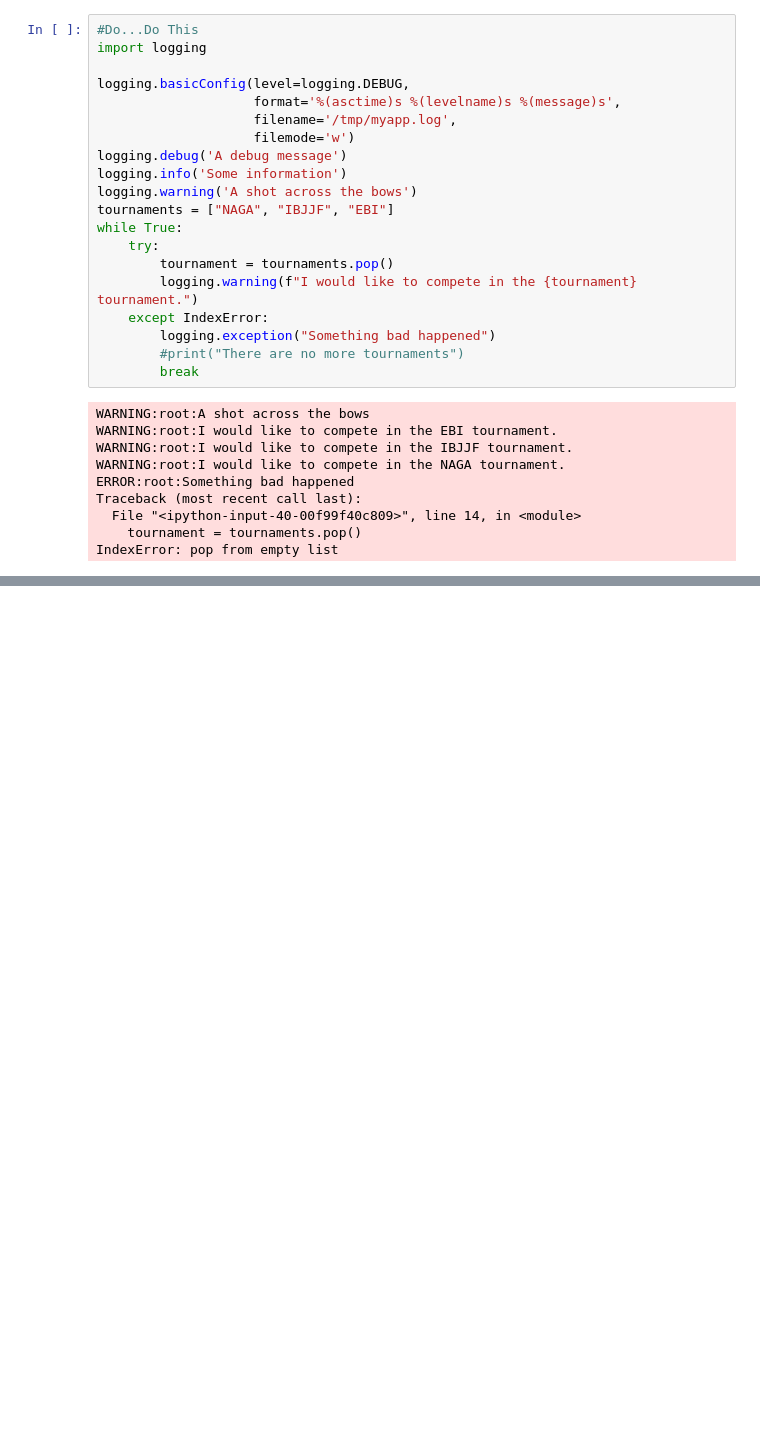
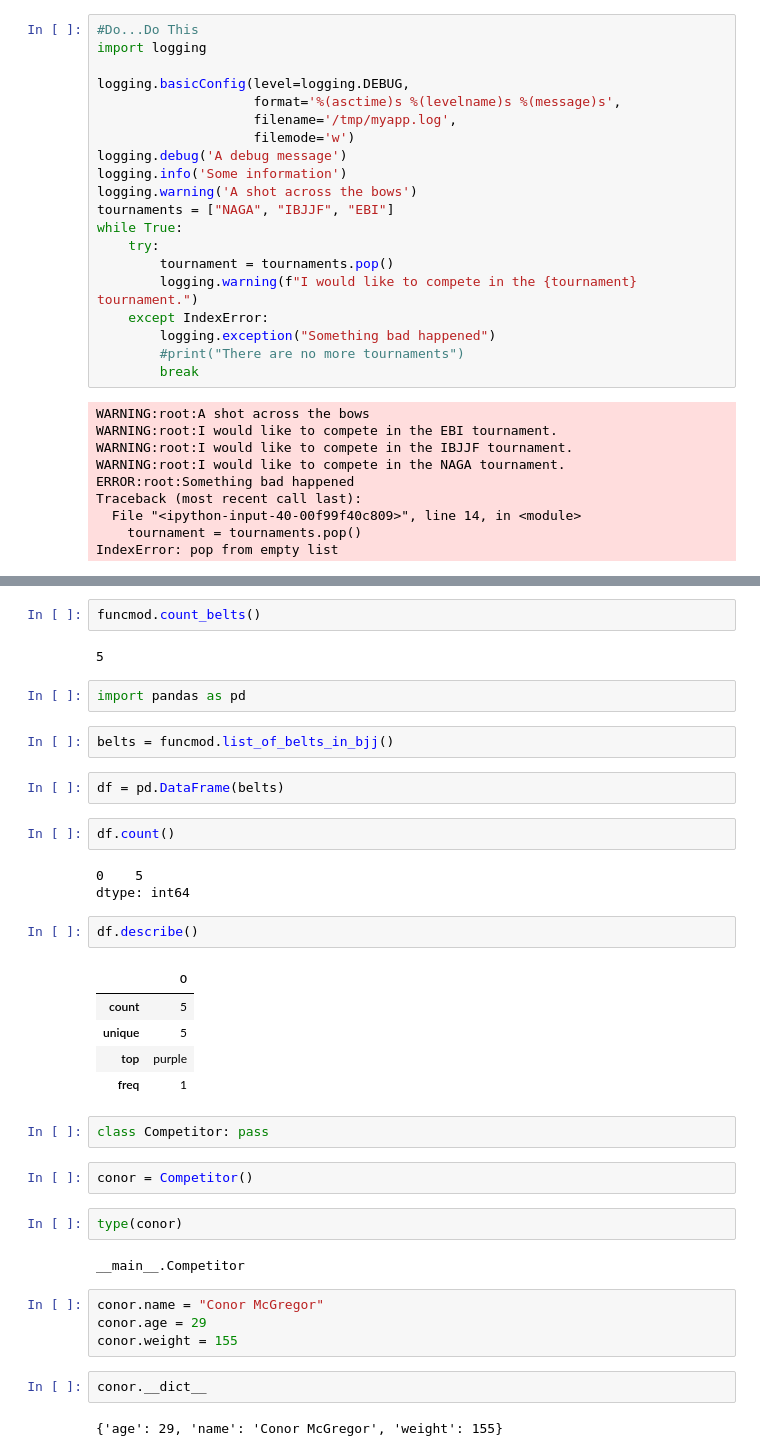
Before and after one commit to noahgift/functional_intro_to_python, a Jupyter notebook: notebooks/class1_scratchpad.ipynb, the cells around one changed output, grey strips where cells are left out. Saved outputs shown, nothing was run; the diff lists cells and outputs as text; blank space fills up the shorter version.

```diff
--- a/notebooks/class1_scratchpad.ipynb
+++ b/notebooks/class1_scratchpad.ipynb
@@ -820,0 +831,39 @@ IndexError: pop from empty list
+# %%
+funcmod.count_belts()
+# %% [output]
+5
+# %%
+import pandas as pd
+# %%
+belts = funcmod.list_of_belts_in_bjj()
+# %%
+df = pd.DataFrame(belts)
+# %%
+df.count()
+# %% [output]
+0    5
+dtype: int64
+# %%
+df.describe()
+# %% [output]
+|  | 0 |
+| count | 5 |
+| unique | 5 |
+| top | purple |
+| freq | 1 |
+# %%
+class Competitor: pass
+# %%
+conor = Competitor()
+# %%
+type(conor)
+# %% [output]
+__main__.Competitor
+# %%
+conor.name = "Conor McGregor"
+conor.age = 29
+conor.weight = 155
+# %%
+conor.__dict__
+# %% [output]
+{'age': 29, 'name': 'Conor McGregor', 'weight': 155}
```
Also changed, not shown: parts of 16 cells of this notebook, 4 other files.
